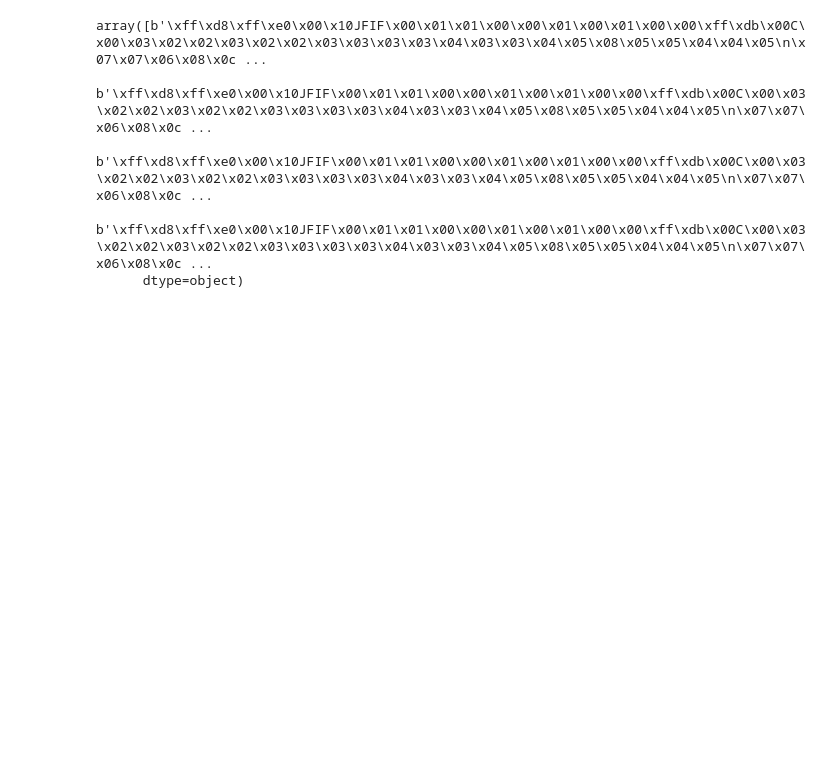
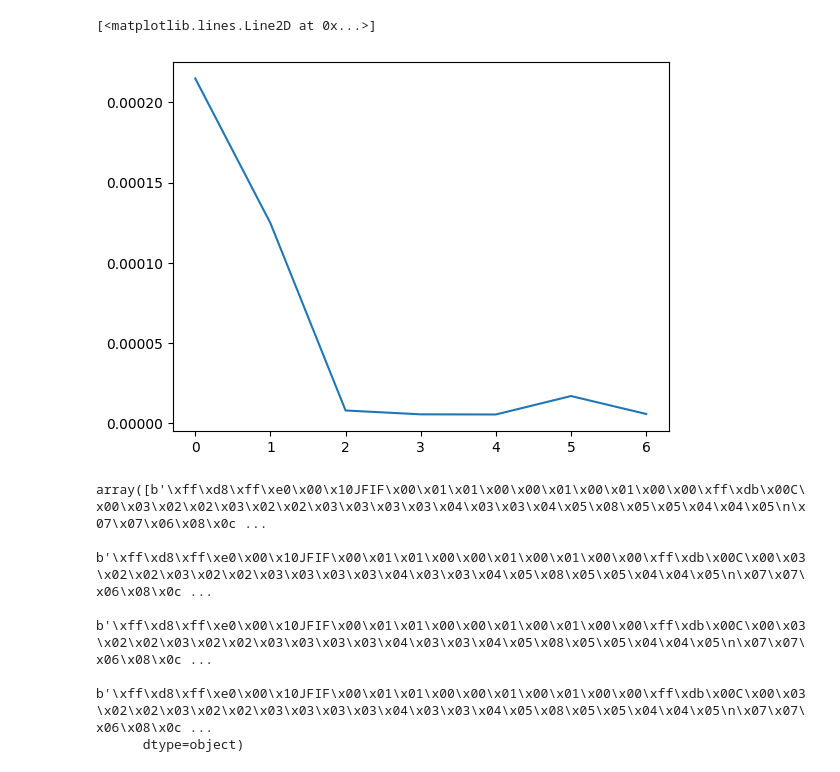
Before and after one commit to jacksonjacobs1/patchsorter_prototyping, a Jupyter notebook: patch_storage/tiledb_blob_storage.ipynb, the cells around one changed output. Saved outputs shown, nothing was run; the diff lists cells and outputs as text; code cells hidden in the pictures; blank space fills up the shorter version.

```diff
--- a/patch_storage/tiledb_blob_storage.ipynb
+++ b/patch_storage/tiledb_blob_storage.ipynb
@@ -80,3 +98,8 @@ with tiledb.open(array_uri) as A:
+# %%
+plt.plot([run for run in _.all_runs])
+# %% [output]
+[<matplotlib.lines.Line2D at 0x...>]
+[figure, added]
 # %%
 data
 # %% [output]
```
Also changed, not shown: parts of 8 cells of this notebook, 3 other files.
